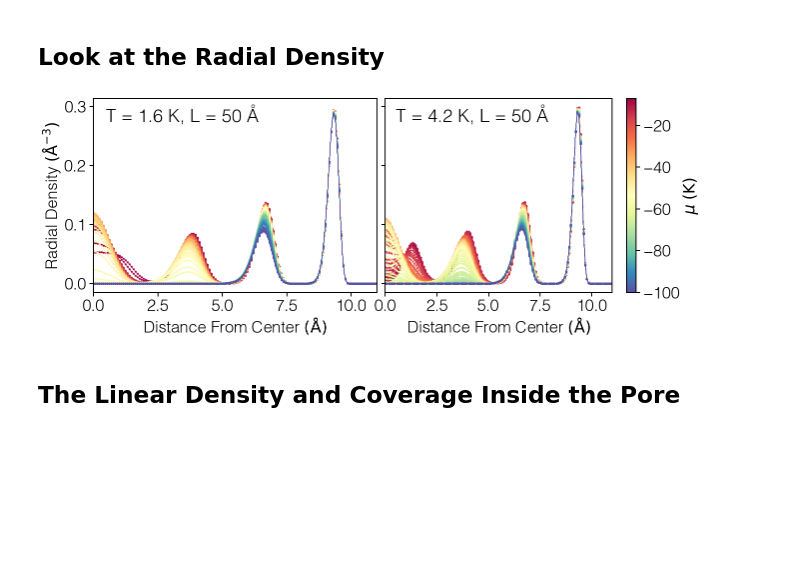
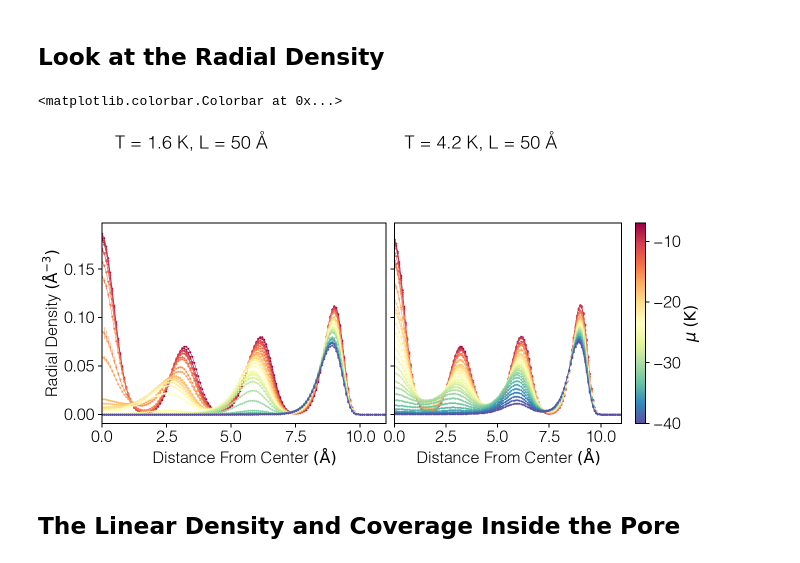
Before and after one commit to DelMaestroGroup/PlatedHe4Nanopores, a Jupyter notebook: Notebooks/nanopore_structure.ipynb, the cells around one changed output. Cells and saved outputs as stored; diff of their text form; code cells hidden in the pictures; blank space fills up the shorter version.

```diff
--- a/Notebooks/nanopore_structure.ipynb
+++ b/Notebooks/nanopore_structure.ipynb
@@ -87,7 +99,7 @@ for i,cT in enumerate(T):
 
 # inset
 #axins = inset_axes(axes[0], width="35%", height="25%", loc='lower right', borderpad=3)
-axins = plt.axes([0.37, .35, .15, .25])
+axins = plt.axes([0.17, .4, .15, .25])
 for i,cT in enumerate(T):
     axins.errorbar(x[Tkey(cT)],est[Tkey(cT)].data['density'],yerr=est[Tkey(cT)].data['Δdensity'],
                    color=Tcolors[Tkey(cT)],marker='o', markersize=3, lw=0.5)
@@ -104,5 +116,5 @@ axes[0].set_ylabel(r'$\rho\; (\mathrm{\AA}^{-3})$')
 axes[1].set_xscale('log')
 axes[1].set_xlim(1E-15,1)
 axes[1].set_xlabel(r'$P/P_0$')
-plt.savefig('../Output/rho_vs_mu_and_PoP0.png',dpi=300)
+#plt.savefig('../Output/rho_vs_mu_and_PoP0.png',dpi=300)
 # %% [output]
@@ -116,26 +129,30 @@ for cT in T:
 # %%
 fig, axes = plt.subplots(1,2,sharex=False, sharey=True, squeeze=True, figsize=(10,3.5))
 fig.subplots_adjust(wspace=0.03)
+μmin = -40
+colors2 = colortools.get_linear_colors('Spectral',len(μ[μ>μmin]),reverse=False)
 
 for i,cT in enumerate(T):
     for j,param in enumerate(radρ[Tkey(cT)].params):
-        axes[i].errorbar(*radρ[Tkey(cT)].epdata(param), marker='o', lw=0.5, ms=1,
-                 color=colors[j], label=r'$\mu={:f}$'.format(μ[j]))
+        if float(param.split('=')[-1]) > μmin:
+            axes[i].errorbar(*radρ[Tkey(cT)].epdata(param), marker='o', lw=0.5, ms=1,
+                     color=colors2[j], label=r'$\mu={:f}$'.format(μ[j]))
 
     axes[i].text(0.5,0.275,'T = {:3.1f} K, L = {:d} Å'.format(cT,L),fontsize=18)
     axes[i].set_xlabel(r'Distance From Center $(\mathrm{\AA})$')
     axes[i].set_xlim(0,11);
     axes[i].xaxis.set_major_locator(ticker.MultipleLocator(2.5))
 
 axes[0].set_ylabel(r'Radial Density $(\mathrm{\AA}^{-3})$')
 
 # create the colorbar
-sm = plt.cm.ScalarMappable(cmap=mpl.cm.Spectral_r, norm=plt.Normalize(vmin=μ[0], vmax=μ[-1]))
+sm = plt.cm.ScalarMappable(cmap=mpl.cm.Spectral_r, norm=plt.Normalize(vmin=μ[0], vmax=μmin))
 sm._A = []
 plt.colorbar(sm, label=r'$\mu\; (\mathrm{K})$')
-plt.savefig('../Output/rho_vs_r.png',dpi=300)
+#plt.savefig('../Output/rho_vs_r.png',dpi=300)
 # %% [output]
+<matplotlib.colorbar.Colorbar at 0x...>
-[figure, old version]
+[figure, new version]
 # %% [markdown]
 ## The Linear Density and Coverage Inside the Pore
 # %%
```
Also changed, not shown: parts of 7 cells of this notebook.
